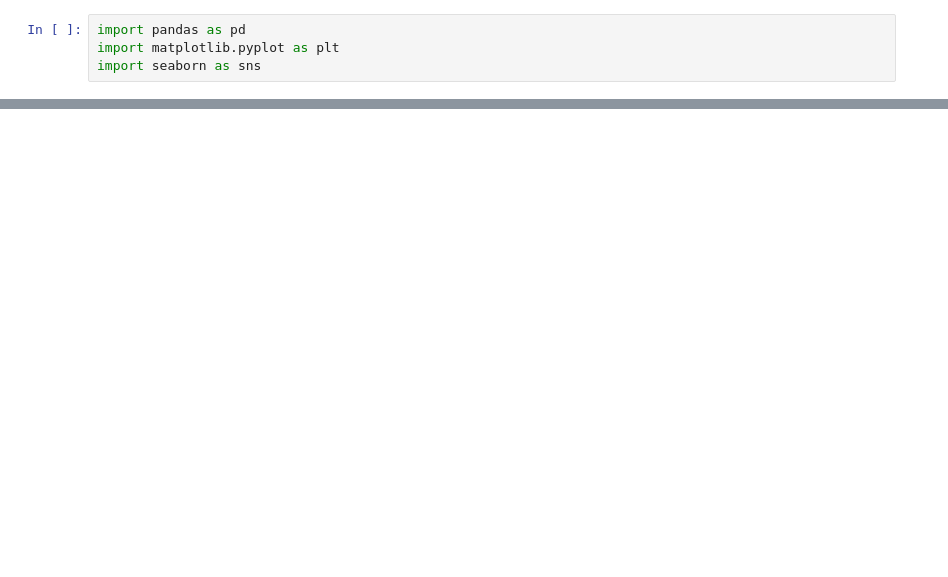
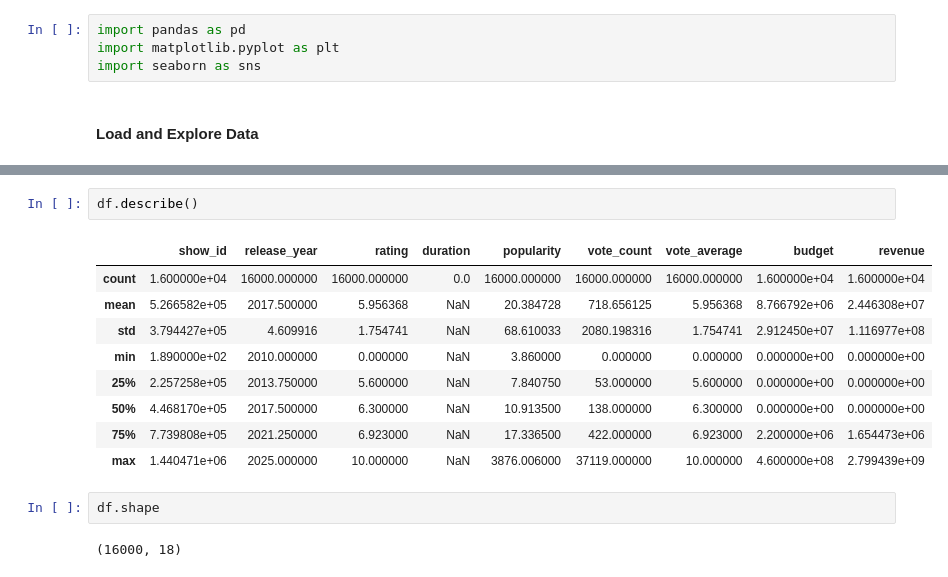
Before and after one commit to Abdul-Rahmann/data-analysis, a Jupyter notebook: netflix/netflix-analysis.ipynb, the cells around one changed output, grey strips where cells are left out. Drawn from its saved outputs; the diff is of its cells as text; blank space fills up the shorter version.

```diff
--- a/netflix/netflix-analysis.ipynb
+++ b/netflix/netflix-analysis.ipynb
@@ -2,6 +2,8 @@
 import pandas as pd
 import matplotlib.pyplot as plt
 import seaborn as sns
+# %% [markdown]
+#### Load and Explore Data
 # %%
 df = pd.read_csv('data/netflix_movies_detailed_up_to_2025.csv')
 df.head()
@@ -12,3 +14,19 @@ df.head()
 | 2 | 12444 | Movie | Harry Potter and the Deathly Hall... | David Yates | Daniel Radcliffe, Emma Watson, Ru... | United Kingdom, United States of ... | 2010-11-17 | 2010 | 7.744 | NaN | ... |
 | 3 | 38757 | Movie | Tangled | Byron Howard, Nathan Greno | Mandy Moore, Zachary Levi, Donna ... | United States of America | 2010-11-24 | 2010 | 7.600 | NaN | ... |
 | 4 | 10191 | Movie | How to Train Your Dragon | Chris Sanders, Dean DeBlois | Jay Baruchel, Gerard Butler, Crai... | United States of America | 2010-03-18 | 2010 | 7.800 | NaN | ... |
+# %%
+df.describe()
+# %% [output]
+|  | show_id | release_year | rating | duration | popularity | vote_count | vote_average | budget | revenue |
+| count | 1.600000e+04 | 16000.000000 | 16000.000000 | 0.0 | 16000.000000 | 16000.000000 | 16000.000000 | 1.600000e+04 | 1.600000e+04 |
+| mean | 5.266582e+05 | 2017.500000 | 5.956368 | NaN | 20.384728 | 718.656125 | 5.956368 | 8.766792e+06 | 2.446308e+07 |
+| std | 3.794427e+05 | 4.609916 | 1.754741 | NaN | 68.610033 | 2080.198316 | 1.754741 | 2.912450e+07 | 1.116977e+08 |
+| min | 1.890000e+02 | 2010.000000 | 0.000000 | NaN | 3.860000 | 0.000000 | 0.000000 | 0.000000e+00 | 0.000000e+00 |
+| 25% | 2.257258e+05 | 2013.750000 | 5.600000 | NaN | 7.840750 | 53.000000 | 5.600000 | 0.000000e+00 | 0.000000e+00 |
+| 50% | 4.468170e+05 | 2017.500000 | 6.300000 | NaN | 10.913500 | 138.000000 | 6.300000 | 0.000000e+00 | 0.000000e+00 |
+| 75% | 7.739808e+05 | 2021.250000 | 6.923000 | NaN | 17.336500 | 422.000000 | 6.923000 | 2.200000e+06 | 1.654473e+06 |
+| max | 1.440471e+06 | 2025.000000 | 10.000000 | NaN | 3876.006000 | 37119.000000 | 10.000000 | 4.600000e+08 | 2.799439e+09 |
+# %%
+df.shape
+# %% [output]
+(16000, 18)
```
Also changed, not shown: parts of 31 cells of this notebook.
